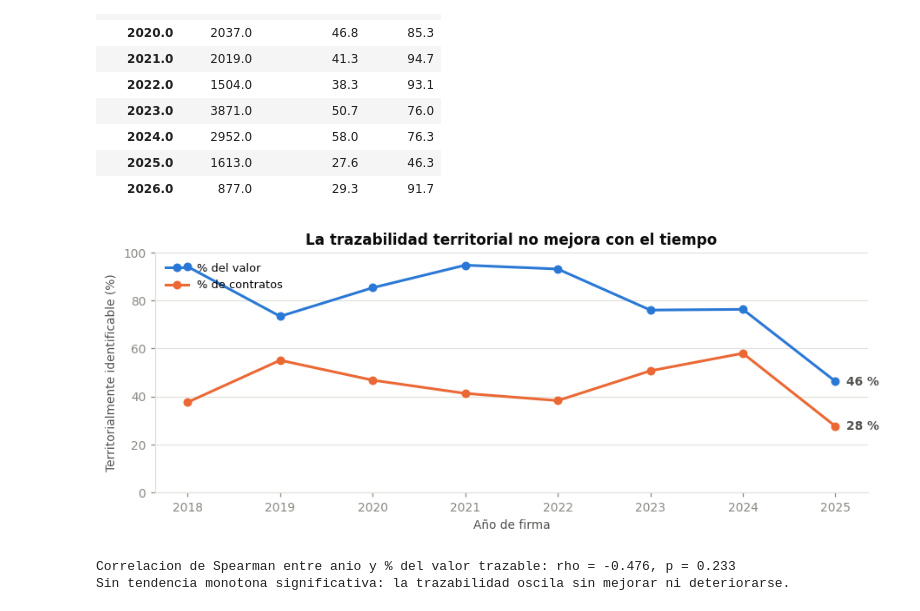
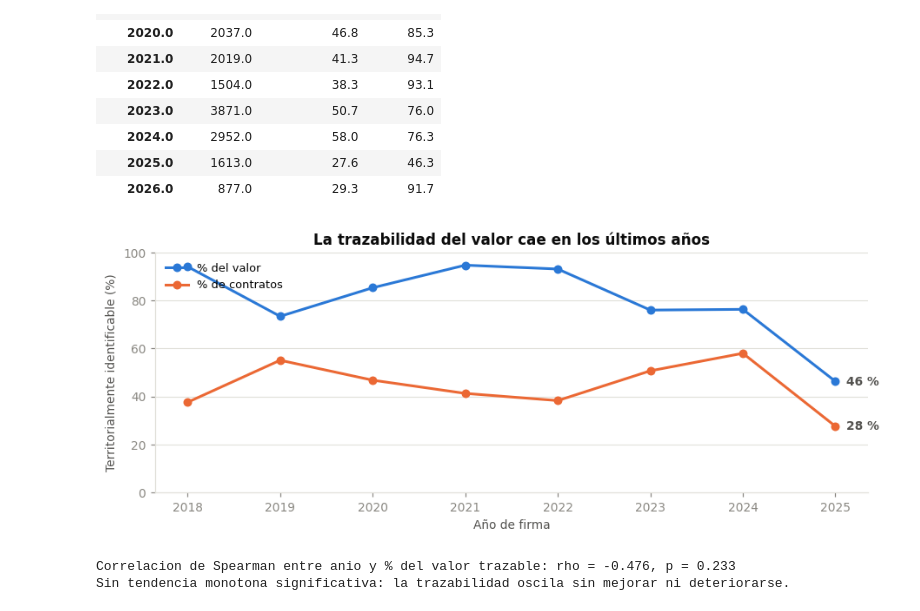
Before and after one commit to caldeeh/proyecto1-analitica-contratacion, a Jupyter notebook: Tarea 3/Pregunta 2/01_exploracion_p2.ipynb, the cells around one changed output. Cells and saved outputs as stored; diff of their text form; code cells hidden in the pictures.

```diff
--- a/Tarea 3/Pregunta 2/01_exploracion_p2.ipynb
+++ b/Tarea 3/Pregunta 2/01_exploracion_p2.ipynb
@@ -279,28 +279,28 @@ traza_anual
 # %%
 # 2017 y 2026 son anios parciales; se excluyen de la lectura de tendencia
 serie = traza_anual.loc[2018:2025]
 
 fig, ax = plt.subplots(figsize=(8.4, 3.4))
 ax.plot(serie.index, serie["pct_valor"], color=AZUL, linewidth=2,
         marker="o", markersize=5.5, label="% del valor")
 ax.plot(serie.index, serie["pct_contratos"], color=NARANJA, linewidth=2,
         marker="o", markersize=5.5, label="% de contratos")
 
 for x, y in [(serie.index[-1], serie["pct_valor"].iloc[-1]),
              (serie.index[-1], serie["pct_contratos"].iloc[-1])]:
     ax.annotate(f"{y:.0f} %", (x, y), xytext=(8, 0), textcoords="offset points",
                 va="center", fontsize=9, color=GRIS, fontweight="semibold")
 
 ax.set_ylim(0, 100)
 ax.set_xlabel("Año de firma")
 ax.set_ylabel("Territorialmente identificable (%)")
-ax.set_title("La trazabilidad territorial no mejora con el tiempo")
+ax.set_title("La trazabilidad del valor cae en los últimos años")
 ax.legend(frameon=False, fontsize=8.5, loc="upper left")
 limpiar_ejes(ax)
 plt.tight_layout()
 plt.show()
 # %% [output]
-[figure, old version]
+[figure, new version]
 # %%
 rho, p_rho = stats.spearmanr(serie.index, serie["pct_valor"])
 print(f"Correlacion de Spearman entre anio y % del valor trazable: rho = {rho:.3f}, p = {p_rho:.3f}")
```
Also changed, not shown: parts of 2 cells of this notebook.
